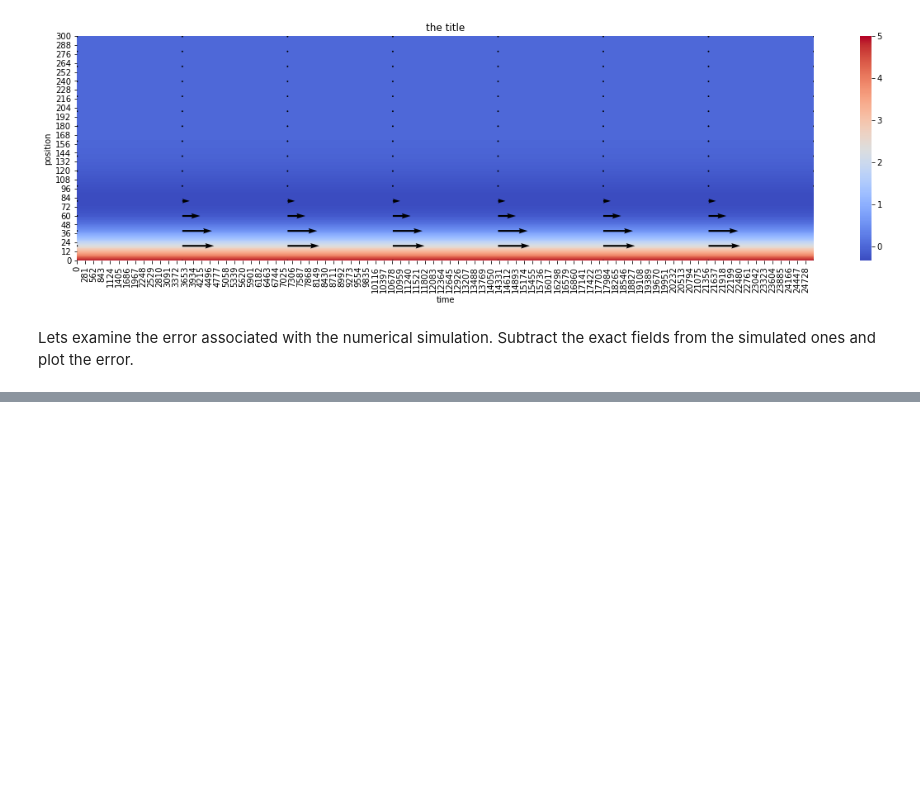
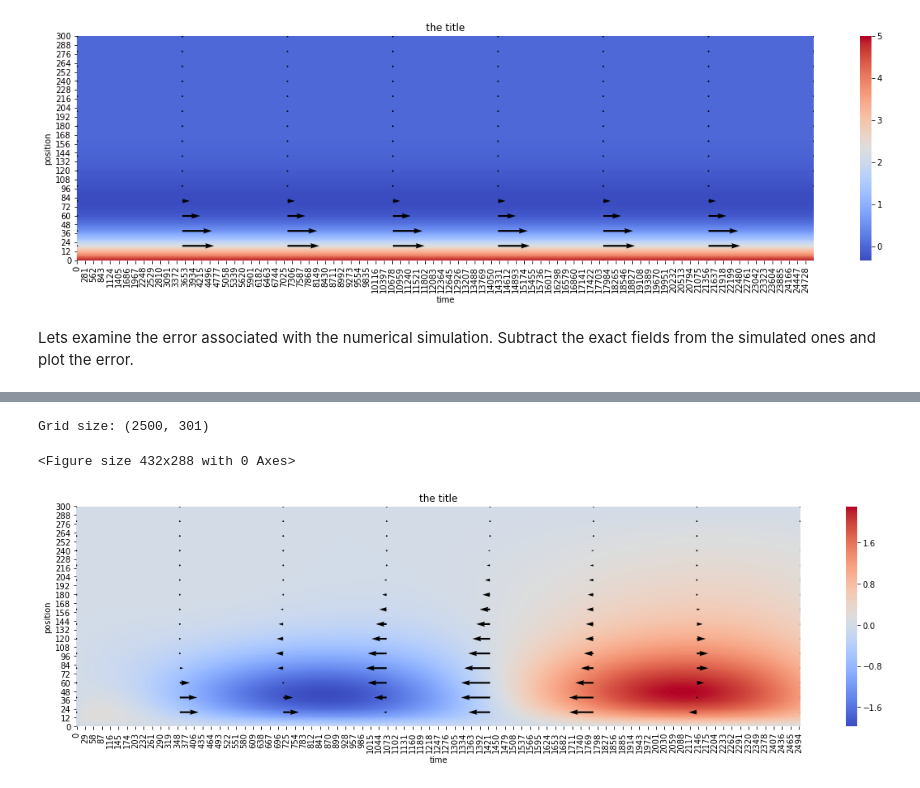
Before and after one commit to AndrewLoeppky/ATSC409, a Jupyter notebook: anabatic_flow_main.ipynb, the cells around one changed output, grey strips where cells are left out. Cells and saved outputs as stored; diff of their text form; code cells hidden in the pictures; blank space fills up the shorter version.

```diff
--- a/anabatic_flow_main.ipynb
+++ b/anabatic_flow_main.ipynb
@@ -106,0 +97,9 @@ print(u_err[-1])
+# %%
+#error = exact - numeric
+u_err = u_dfxt - u_sf_num
+theta_err = theta_dfxt - theta_sf_num
+sin_force_num.make_plot(u_err[::100], theta_err[::100])
+# %% [output]
+Grid size: (2500, 301)
+<Figure size 432x288 with 0 Axes>
+[figure, added]
```
Also changed, not shown: parts of 10 cells of this notebook, 1 other file.
